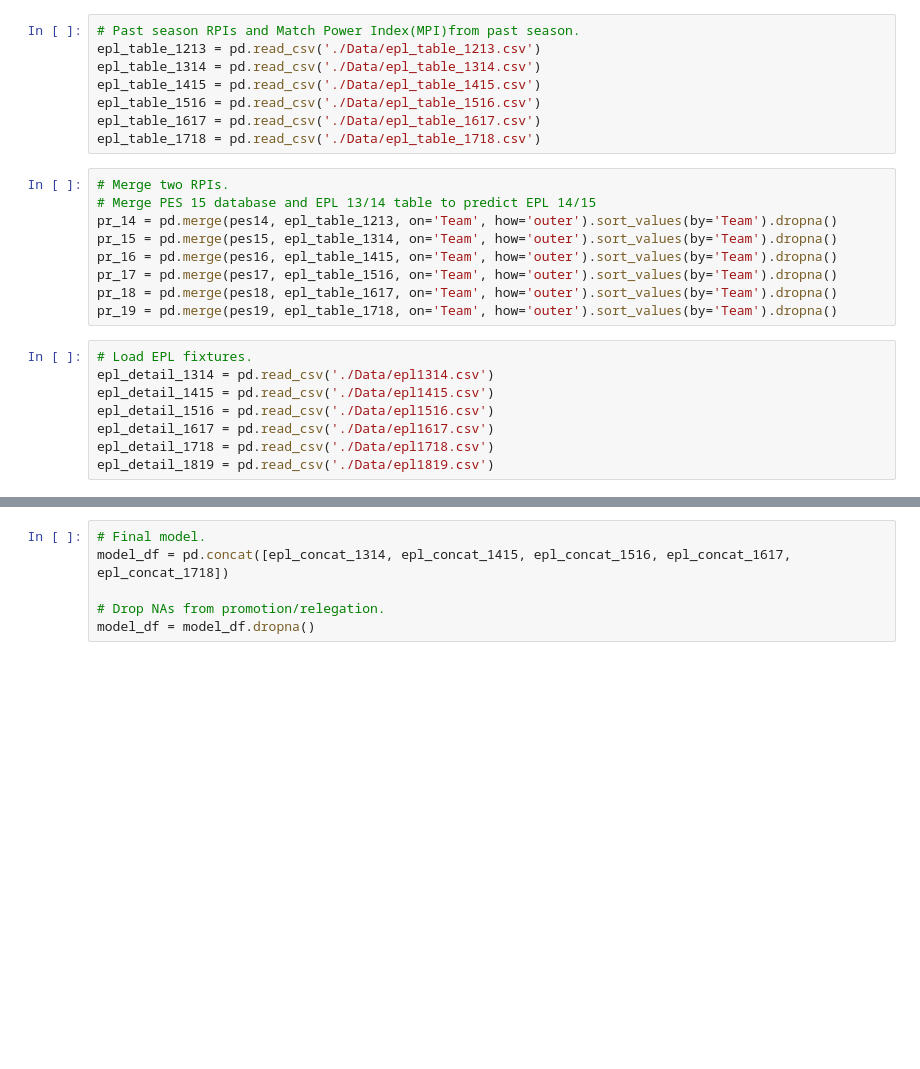
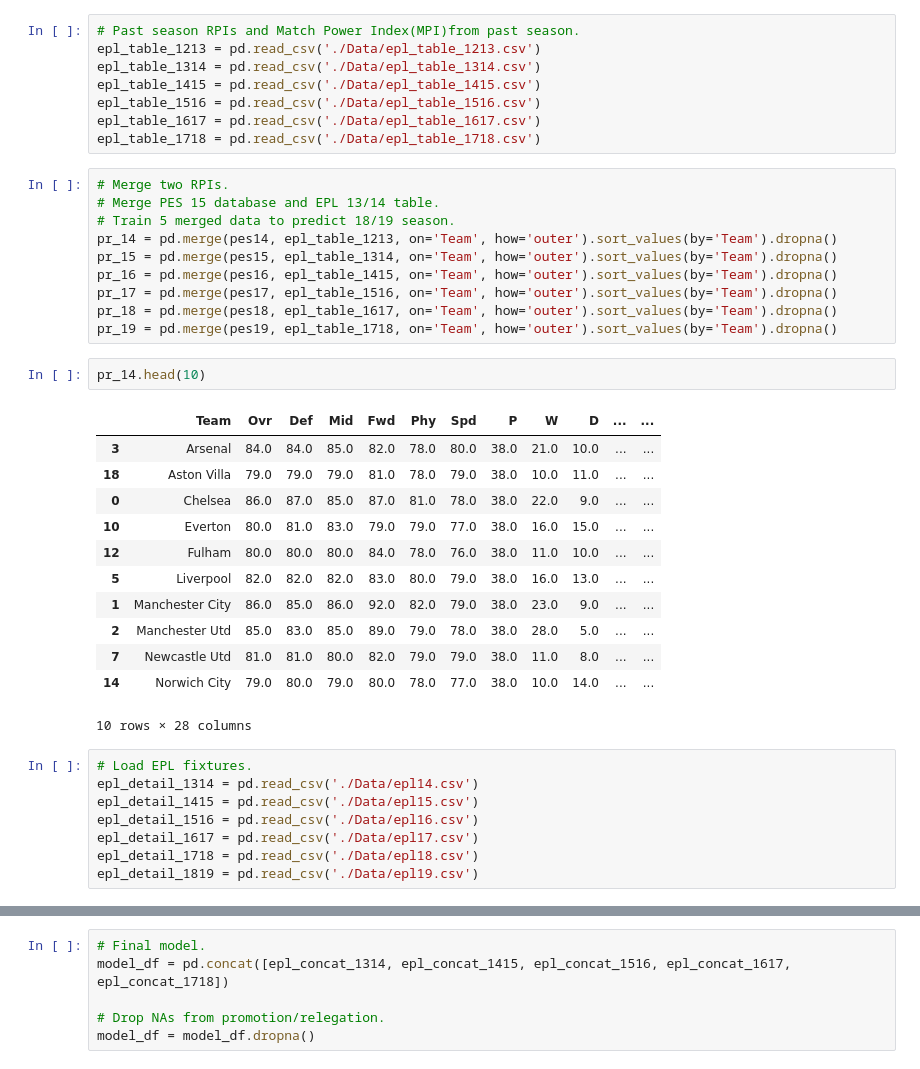
Before and after one commit to slee279/EPL, a Jupyter notebook: Models.ipynb, the cells around one changed output, grey strips where cells are left out. Saved outputs shown, nothing was run; the diff lists cells and outputs as text; blank space fills up the shorter version.

```diff
--- a/Models.ipynb
+++ b/Models.ipynb
@@ -65,21 +28,37 @@ epl_table_1617 = pd.read_csv('./Data/epl_table_1617.csv')
 epl_table_1718 = pd.read_csv('./Data/epl_table_1718.csv')
 # %%
 # Merge two RPIs.
-# Merge PES 15 database and EPL 13/14 table to predict EPL 14/15
+# Merge PES 15 database and EPL 13/14 table.
+# Train 5 merged data to predict 18/19 season.
 pr_14 = pd.merge(pes14, epl_table_1213, on='Team', how='outer').sort_values(by='Team').dropna()
 pr_15 = pd.merge(pes15, epl_table_1314, on='Team', how='outer').sort_values(by='Team').dropna()
 pr_16 = pd.merge(pes16, epl_table_1415, on='Team', how='outer').sort_values(by='Team').dropna()
 pr_17 = pd.merge(pes17, epl_table_1516, on='Team', how='outer').sort_values(by='Team').dropna()
 pr_18 = pd.merge(pes18, epl_table_1617, on='Team', how='outer').sort_values(by='Team').dropna()
 pr_19 = pd.merge(pes19, epl_table_1718, on='Team', how='outer').sort_values(by='Team').dropna()
+# %%
+pr_14.head(10)
+# %% [output]
+|  | Team | Ovr | Def | Mid | Fwd | Phy | Spd | P | W | D | ... | ... |
+| 3 | Arsenal | 84.0 | 84.0 | 85.0 | 82.0 | 78.0 | 80.0 | 38.0 | 21.0 | 10.0 | ... | ... |
+| 18 | Aston Villa | 79.0 | 79.0 | 79.0 | 81.0 | 78.0 | 79.0 | 38.0 | 10.0 | 11.0 | ... | ... |
+| 0 | Chelsea | 86.0 | 87.0 | 85.0 | 87.0 | 81.0 | 78.0 | 38.0 | 22.0 | 9.0 | ... | ... |
+| 10 | Everton | 80.0 | 81.0 | 83.0 | 79.0 | 79.0 | 77.0 | 38.0 | 16.0 | 15.0 | ... | ... |
+| 12 | Fulham | 80.0 | 80.0 | 80.0 | 84.0 | 78.0 | 76.0 | 38.0 | 11.0 | 10.0 | ... | ... |
+| 5 | Liverpool | 82.0 | 82.0 | 82.0 | 83.0 | 80.0 | 79.0 | 38.0 | 16.0 | 13.0 | ... | ... |
+| 1 | Manchester City | 86.0 | 85.0 | 86.0 | 92.0 | 82.0 | 79.0 | 38.0 | 23.0 | 9.0 | ... | ... |
+| 2 | Manchester Utd | 85.0 | 83.0 | 85.0 | 89.0 | 79.0 | 78.0 | 38.0 | 28.0 | 5.0 | ... | ... |
+| 7 | Newcastle Utd | 81.0 | 81.0 | 80.0 | 82.0 | 79.0 | 79.0 | 38.0 | 11.0 | 8.0 | ... | ... |
+| 14 | Norwich City | 79.0 | 80.0 | 79.0 | 80.0 | 78.0 | 77.0 | 38.0 | 10.0 | 14.0 | ... | ... |
+10 rows × 28 columns
 # %%
 # Load EPL fixtures.
-epl_detail_1314 = pd.read_csv('./Data/epl1314.csv')
-epl_detail_1415 = pd.read_csv('./Data/epl1415.csv')
-epl_detail_1516 = pd.read_csv('./Data/epl1516.csv')
-epl_detail_1617 = pd.read_csv('./Data/epl1617.csv')
-epl_detail_1718 = pd.read_csv('./Data/epl1718.csv')
-epl_detail_1819 = pd.read_csv('./Data/epl1819.csv')
+epl_detail_1314 = pd.read_csv('./Data/epl14.csv')
+epl_detail_1415 = pd.read_csv('./Data/epl15.csv')
+epl_detail_1516 = pd.read_csv('./Data/epl16.csv')
+epl_detail_1617 = pd.read_csv('./Data/epl17.csv')
+epl_detail_1718 = pd.read_csv('./Data/epl18.csv')
+epl_detail_1819 = pd.read_csv('./Data/epl19.csv')
 # %%
 # Create columns to merge with EPL fixture dataframes.
 new_cols = ['HtOff', 'HtDef', 'AtOff', 'AtDef', 'HtPesOvr', 'AtPesOvr',
```
Also changed, not shown: parts of 14 cells of this notebook, 9 other files.
